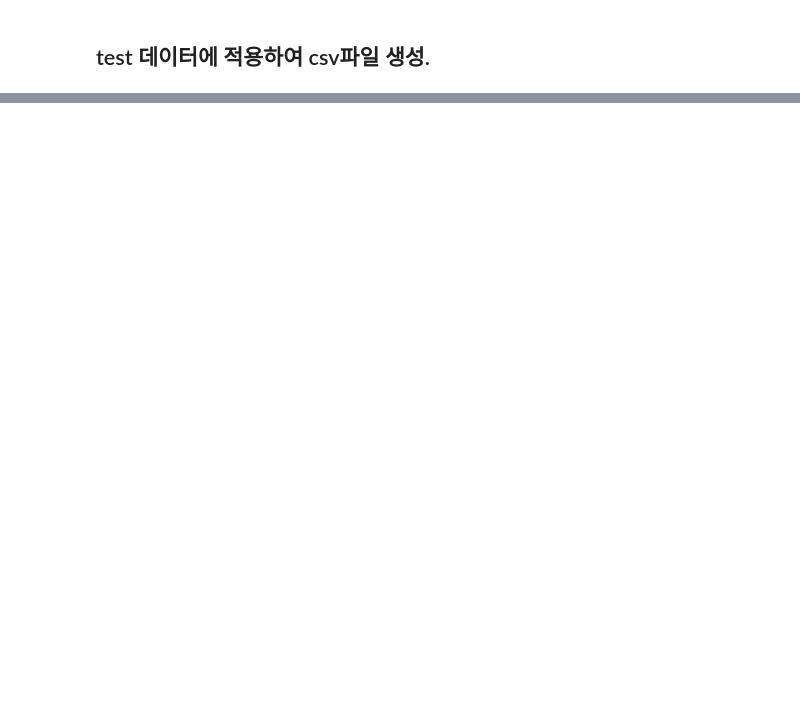
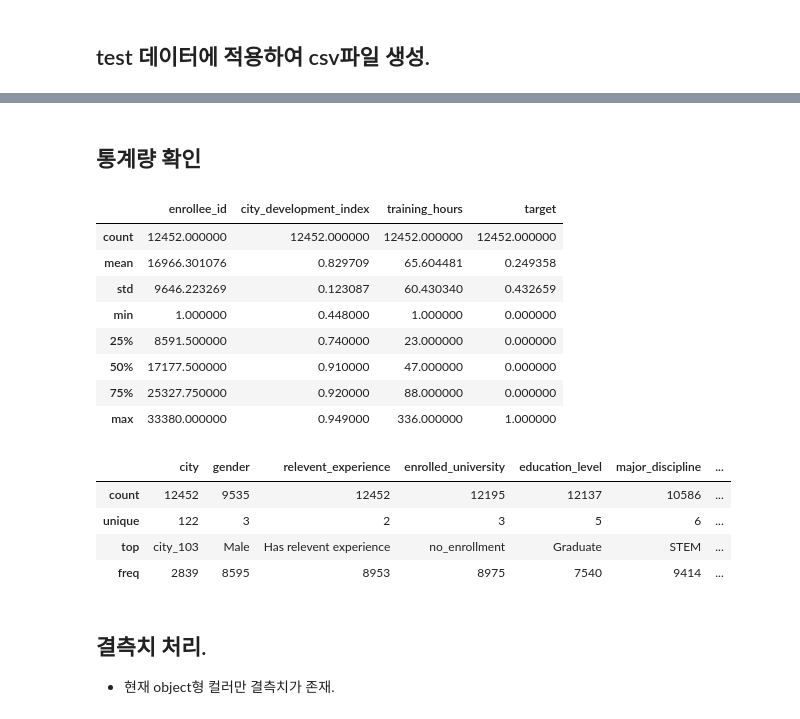
Before and after one commit to LWH4Data/Certifications, a Jupyter notebook: 빅분기/02_작접 2유형/sol.ipynb, the cells around one changed output, grey strips where cells are left out. Saved outputs shown, nothing was run; the diff lists cells and outputs as text; code cells hidden in the pictures; blank space fills up the shorter version.

```diff
--- a/빅분기/02_작접 2유형/sol.ipynb
+++ b/빅분기/02_작접 2유형/sol.ipynb
@@ -212,0 +258,23 @@ Index(['Exited'], dtype='object')
+# %% [markdown]
+## 통계량 확인
+# %%
+display(train_total.describe())
+display(train_total.describe(include = ['object', 'category']))
+# %% [output]
+|  | enrollee_id | city_development_index | training_hours | target |
+| count | 12452.000000 | 12452.000000 | 12452.000000 | 12452.000000 |
+| mean | 16966.301076 | 0.829709 | 65.604481 | 0.249358 |
+| std | 9646.223269 | 0.123087 | 60.430340 | 0.432659 |
+| min | 1.000000 | 0.448000 | 1.000000 | 0.000000 |
+| 25% | 8591.500000 | 0.740000 | 23.000000 | 0.000000 |
+| 50% | 17177.500000 | 0.910000 | 47.000000 | 0.000000 |
+| 75% | 25327.750000 | 0.920000 | 88.000000 | 0.000000 |
+| max | 33380.000000 | 0.949000 | 336.000000 | 1.000000 |
+|  | city | gender | relevent_experience | enrolled_university | education_level | major_discipline | ... |
+| count | 12452 | 9535 | 12452 | 12195 | 12137 | 10586 | ... |
+| unique | 122 | 3 | 2 | 3 | 5 | 6 | ... |
+| top | city_103 | Male | Has relevent experience | no_enrollment | Graduate | STEM | ... |
+| freq | 2839 | 8595 | 8953 | 8975 | 7540 | 9414 | ... |
+# %% [markdown]
+## 결측치 처리.
+- 현재 object형 컬러만 결측치가 존재.
```
Also changed, not shown: parts of 19 cells of this notebook, 2 other files.
